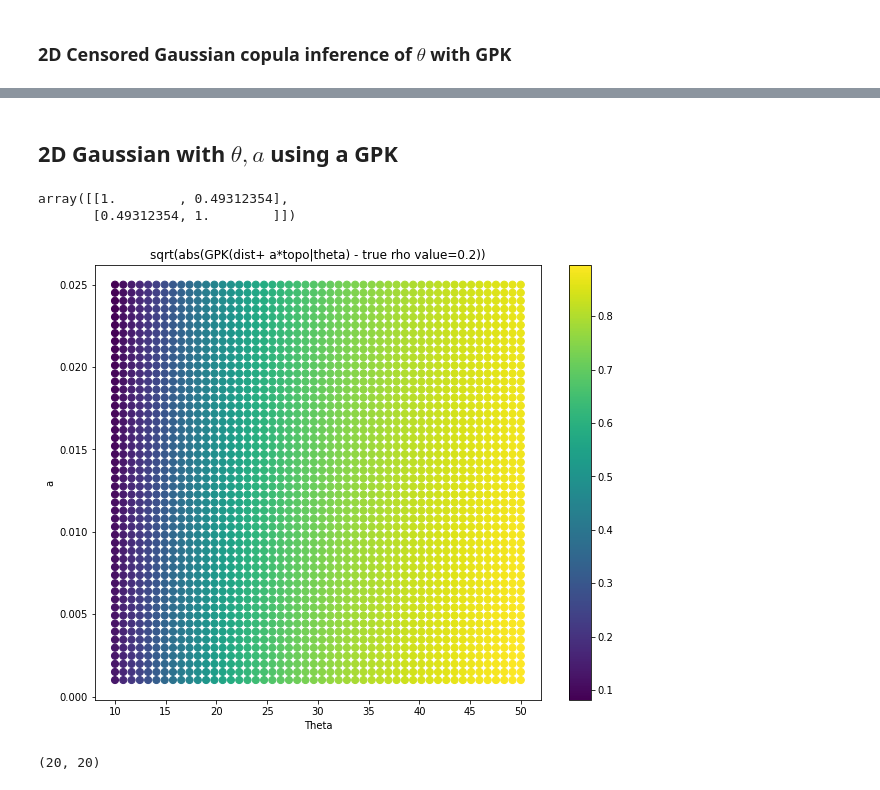
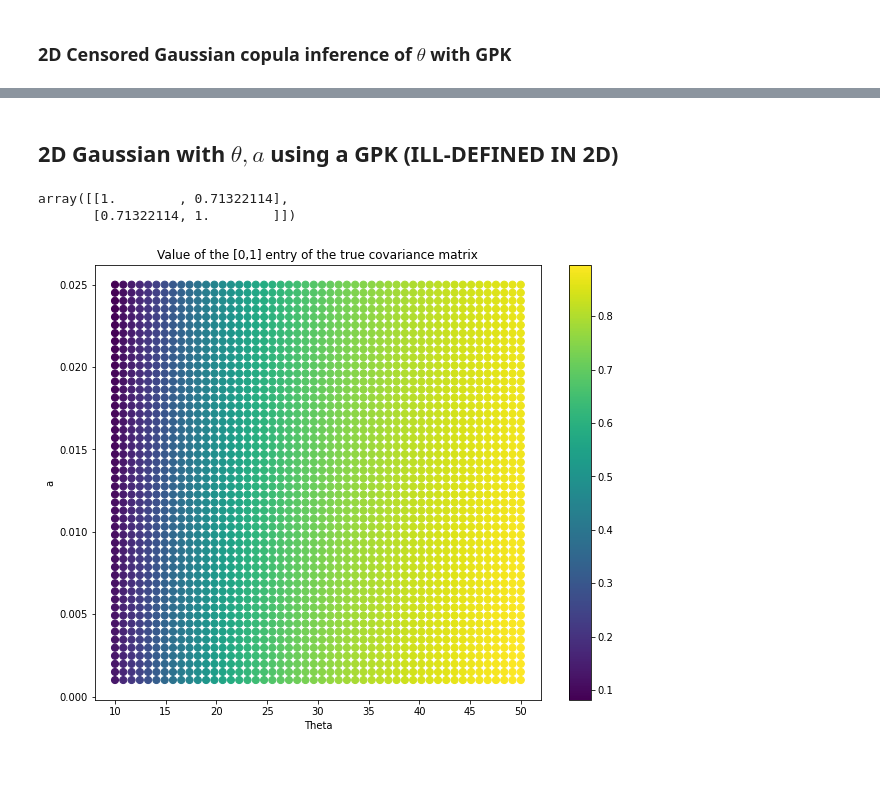
Before and after one commit to Huk-David/SpaDep_VCop, a Jupyter notebook: body/NEW_SR_estimation.ipynb, the cells around one changed output, grey strips where cells are left out. Saved outputs shown, nothing was run; the diff lists cells and outputs as text; code cells hidden in the pictures.

```diff
--- a/body/NEW_SR_estimation.ipynb
+++ b/body/NEW_SR_estimation.ipynb
@@ -470,5 +470,5 @@ plt.show()
 # %% [markdown]
-## 2D Gaussian with $\theta, a$ using a GPK
+## 2D Gaussian with $\theta, a$ using a GPK (ILL-DEFINED IN 2D)
 # %%
 from sklearn.metrics.pairwise import euclidean_distances
 
@@ -476,38 +476,41 @@ locations = np.array([[0, 0], [10, 10]])
 dist_matrix = euclidean_distances(locations, locations)
 topos = np.array([[100], [10]]) # chosen to be about 1/70 of the distance matrix
 topo_matrix = euclidean_distances(topos, topos)
-true_cov = Matern(length_scale=20, nu=3.5).__call__(dist_matrix+ 0.014*topo_matrix)
+true_cov = Matern(length_scale=30, nu=3.5).__call__(dist_matrix+ 0.014*topo_matrix)
+latent_z = scs.multivariate_normal.rvs(mean=[0, 0], cov=true_cov, size=5000)
+copula_u = scs.norm.cdf(latent_z)
 true_cov
 # %% [output]
-array([[1.        , 0.49312354],
-       [0.49312354, 1.        ]])
+array([[1.        , 0.71322114],
+       [0.71322114, 1.        ]])
 # %%
 # Define the range of theta and a values
 theta_vals = np.linspace(10, 50, 50)
 a_vals = np.linspace(0.001, 0.025, 50)
 
 # Initialize the matrix to store the [0,1] entry of true_cov
 true_cov_entries = np.zeros((len(theta_vals), len(a_vals)))
 
 # Calculate the [0,1] entry of true_cov for each combination of theta and a
 for i, theta_ in enumerate(theta_vals):
     for j, a_ in enumerate(a_vals):
         true_cov = Matern(length_scale=theta_, nu=3.5).__call__(dist_matrix + a_ * topo_matrix)
-        true_cov_entries[i, j] = true_cov[0, 1]
+        true_cov_entries[i, j] = true_cov[1,0]
 
 # Create the contour plot
 theta_vals, a_vals = np.meshgrid(theta_vals, a_vals)
 plt.figure(figsize=(10, 8))
-true_cov_value = 0.2
+true_cov_value = 0.71
 contour = plt.scatter(theta_vals, a_vals, c=true_cov_entries.T#np.sqrt(abs(true_cov_entries.T-true_cov_value))
                       , cmap='viridis', s=50)
 plt.colorbar(contour)
-plt.title(f'sqrt(abs(GPK(dist+ a*topo|theta) - true rho value={true_cov_value}))')
+plt.title(f'Value of the [0,1] entry of the true covariance matrix')
+#plt.title(f'sqrt(abs(GPK(dist+ a*topo|theta) - true rho value={true_cov_value}))')
 plt.xlabel('Theta')
 plt.ylabel('a')
 plt.show()
 # %% [output]
-[figure, old version]
+[figure, new version]
 # %%
 # On the Gaussian Scale
 def sample_Gauss_2d(n, cov):
@@ -548,10 +551,6 @@ for theta_ in tqdm(np.linspace(10,50,20)):
         cop2d_fixed_samples = sample_Gauss_2d_fixed_noise_copula(1000, fixed_noise, chol_cov)
         cop2d_samples = sample_Gauss_2d_copula(1000, cov=estimated_cov)
         e_scores_per_rho_cop.append([Energy_Score(beta, torch.tensor(copula_u), torch.tensor(cop2d_samples)),Energy_Score(beta, torch.tensor(copula_u), torch.tensor(cop2d_fixed_samples)),theta_,a_])
-# %%
-e_scores_gauss_samples.shape
-# %% [output]
-(20, 20)
 # %%
 # Extracting data for plotting
 theta_vals = np.linspace(10,50,20)
```
Also changed, not shown: parts of 24 cells of this notebook, 1 other file.
